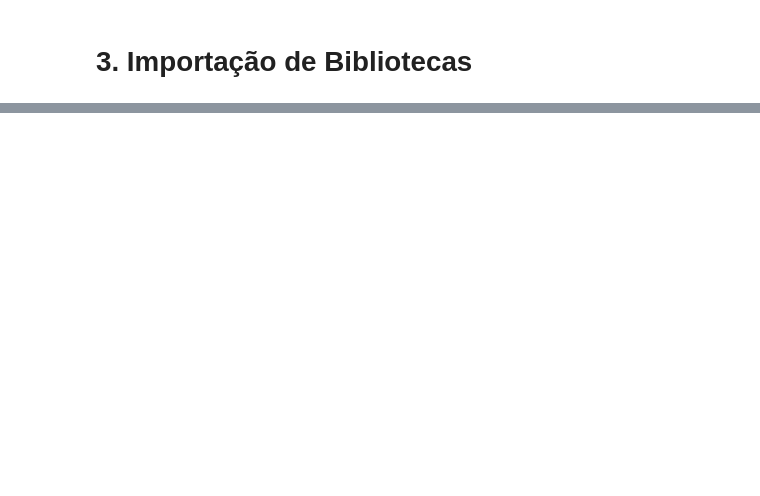
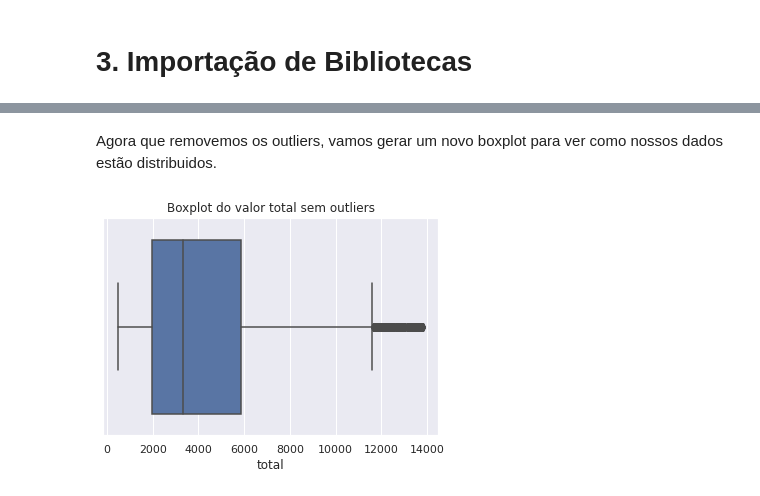
Before and after one commit to patricktapajos/ex-python-ds, a Jupyter notebook: mod03-estatistica/estatistica_trabalho_final.ipynb, the cells around one changed output, grey strips where cells are left out. Drawn from its saved outputs; the diff is of its cells as text; code cells hidden in the pictures; blank space fills up the shorter version.

```diff
--- a/mod03-estatistica/estatistica_trabalho_final.ipynb
+++ b/mod03-estatistica/estatistica_trabalho_final.ipynb
@@ -93,0 +210,4 @@ df_houses
+# %%
+for column in df_houses:
+  if column in colunas_categoricas:
+    print("{}: {}".format(column, df_houses[column].unique()))
@@ -93,0 +225,6 @@ df_houses
+# %%
+df = pd.DataFrame({"columns": [column for column in df_houses
+                               if column in colunas_numericas],
+                   "Null values": [df_houses[column].isnull().values.any()
+                   for column in df_houses if column in colunas_numericas]})
+df
@@ -93,0 +332,6 @@ df_houses
+# %%
+total_IQR = get_IQR(df_houses["total"])
+total_inf, total_sup = find_outlier_limit(df_houses["total"], total_IQR)
+
+no_out_houses = df_houses[(df_houses["total"] <= total_sup) & (df_houses["total"] >= total_inf) ]
+no_out_houses
@@ -93,0 +352,9 @@ df_houses
+# %% [markdown]
+Agora que removemos os outliers, vamos gerar um novo boxplot para ver como nossos dados estão distribuidos.
+# %%
+sns.set()
+sns.boxplot(x=no_out_houses.total)
+plt.title("Boxplot do valor total sem outliers")
+plt.show()
+# %% [output]
+[figure, added]
```
Also changed, not shown: parts of 92 cells of this notebook, 14 other files.
